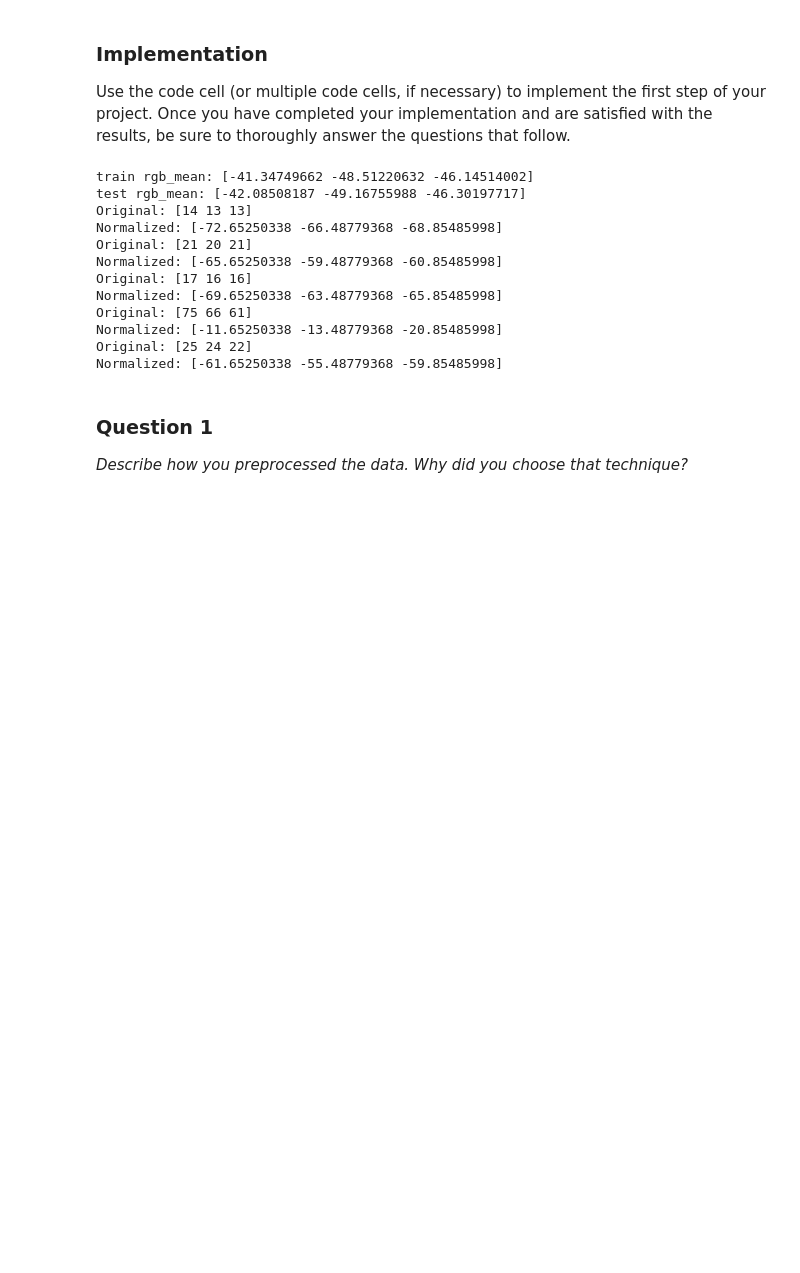
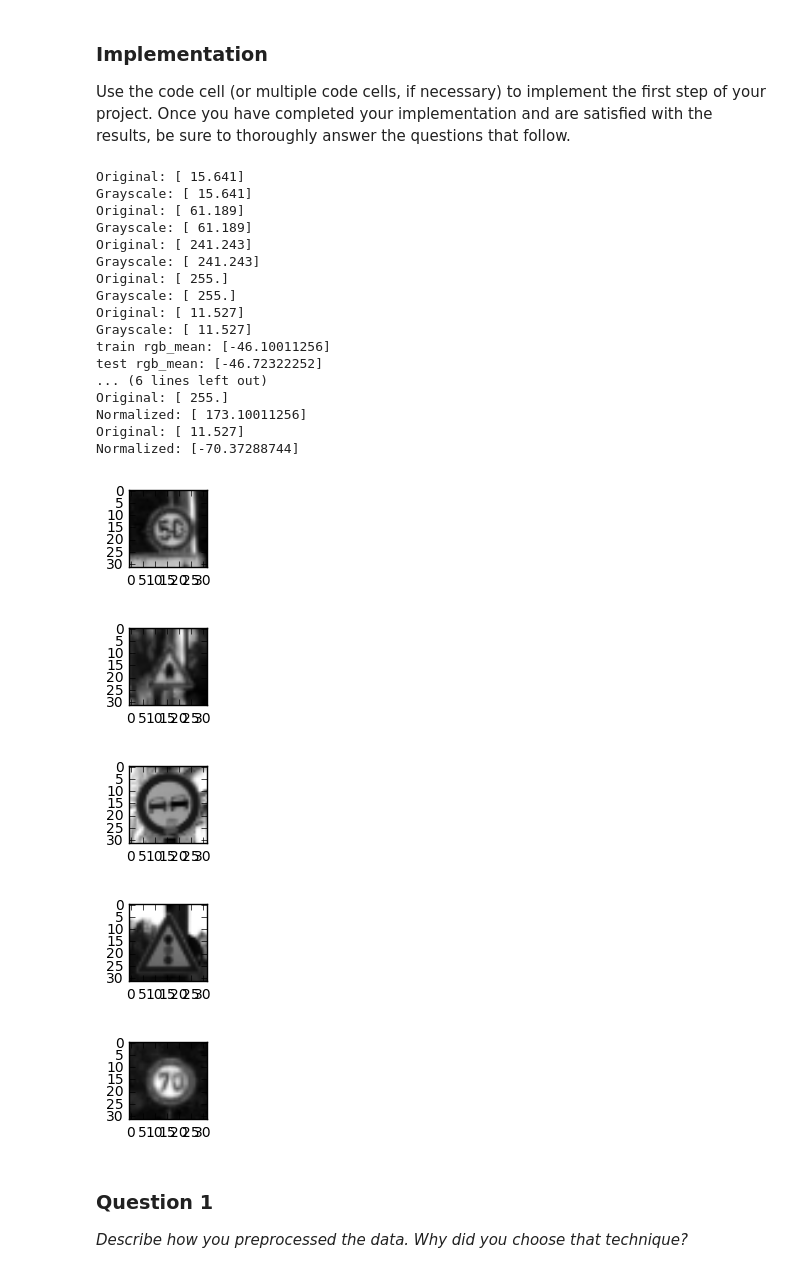
Before and after one commit to qpham01/udacity, a Jupyter notebook: sdcnd/CarND-Traffic-Sign-Classifier-Project/Traffic_Sign_Classifier.ipynb, the cells around one changed output. Cells and saved outputs as stored; diff of their text form; code cells hidden in the pictures; blank space fills up the shorter version.

```diff
--- a/sdcnd/CarND-Traffic-Sign-Classifier-Project/Traffic_Sign_Classifier.ipynb
+++ b/sdcnd/CarND-Traffic-Sign-Classifier-Project/Traffic_Sign_Classifier.ipynb
@@ -135,7 +135,8 @@ def rgb_to_gray(rgb):
     gray =  np.dot(rgb[...,:3], [0.299, 0.587, 0.114])
     return np.reshape(gray, (-1, 32, 32, 1))
 
-use_grayscale = False
+use_grayscale = True
+
 # Convert to grayscale
 if use_grayscale:
     X_train_img = rgb_to_gray(X_train_img)
@@ -145,45 +146,55 @@ if use_grayscale:
         image_gray = X_train_img[index].squeeze()
         fname_gray = "signs/sign_gray_%s_%s.png" % (index, y_train[index])
         img.imsave(fname_gray, image_gray, cmap=plt.cm.gray)
         print("Original:", X_train_img[index][0][0])
         print("Grayscale:", X_train_img[index][0][0])
 
         plt.figure(figsize=(1,1))
         plt.imshow(image_gray, cmap=plt.cm.gray)
 
 # Normalize by first subtracting 128 to center the color scale.
 X_train_norm = np.subtract(X_train_img, 128.0)
 X_test = np.subtract(X_test_img, 128.0)
 
 # Then calculate the RGB means...
 train_mean = np.mean(X_train_norm, axis=(0,1,2))
 test_mean = np.mean(X_test, axis=(0,1,2))
 print("train rgb_mean:",train_mean)
 print("test rgb_mean:",test_mean)
 
 # And subtract them from the train/test data to center the dataset at 0 RGB.
 X_train_norm = np.subtract(X_train_norm, train_mean)
 X_test = np.subtract(X_test, test_mean)
 
 for index in visualize_list:
     image_norm = X_train_norm[index].squeeze()
     fname_norm = "signs/sign_norm_%s_%s.png" % (index, y_train[index])
     img.imsave(fname_norm, image_norm, cmap=plt.cm.gray)
     print("Original:", X_train_img[index][0][0])
     print("Normalized:", X_train_norm[index][0][0])
 # %% [output]
-train rgb_mean: [-41.34749662 -48.51220632 -46.14514002]
-test rgb_mean: [-42.08508187 -49.16755988 -46.30197717]
-Original: [14 13 13]
-Normalized: [-72.65250338 -66.48779368 -68.85485998]
-Original: [21 20 21]
-Normalized: [-65.65250338 -59.48779368 -60.85485998]
-Original: [17 16 16]
-Normalized: [-69.65250338 -63.48779368 -65.85485998]
-Original: [75 66 61]
-Normalized: [-11.65250338 -13.48779368 -20.85485998]
-Original: [25 24 22]
-Normalized: [-61.65250338 -55.48779368 -59.85485998]
+Original: [ 15.641]
+Grayscale: [ 15.641]
+Original: [ 61.189]
+Grayscale: [ 61.189]
+Original: [ 241.243]
+Grayscale: [ 241.243]
+Original: [ 255.]
+Grayscale: [ 255.]
+Original: [ 11.527]
+Grayscale: [ 11.527]
+train rgb_mean: [-46.10011256]
+test rgb_mean: [-46.72322252]
+... (6 lines left out)
+Original: [ 255.]
+Normalized: [ 173.10011256]
+Original: [ 11.527]
+Normalized: [-70.37288744]
+[figure, added]
+[figure, added]
+[figure, added]
+[figure, added]
+[figure, added]
 # %% [markdown]
 ### Question 1
 
```
Also changed, not shown: parts of 13 cells of this notebook, 1 other file.
